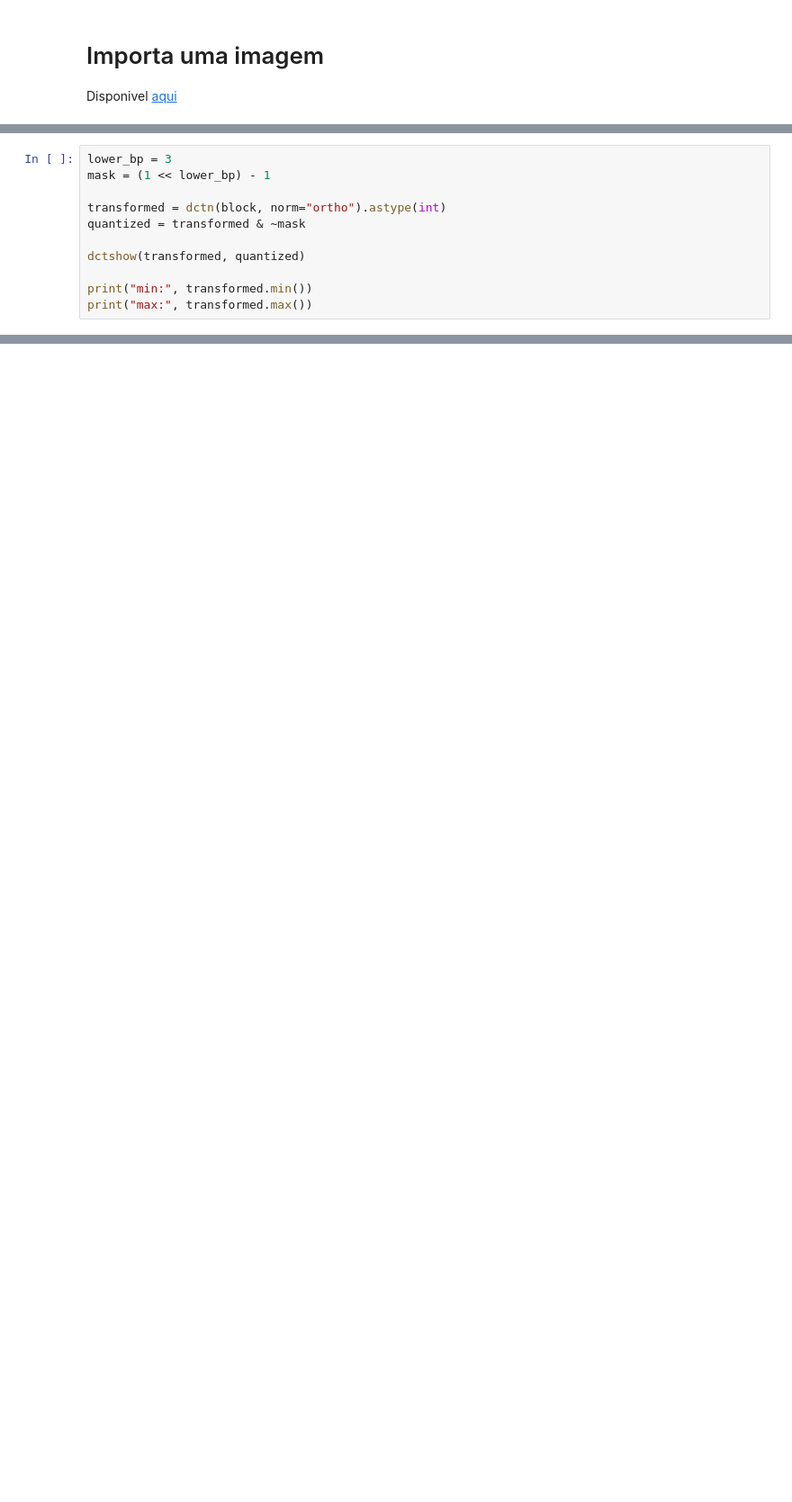
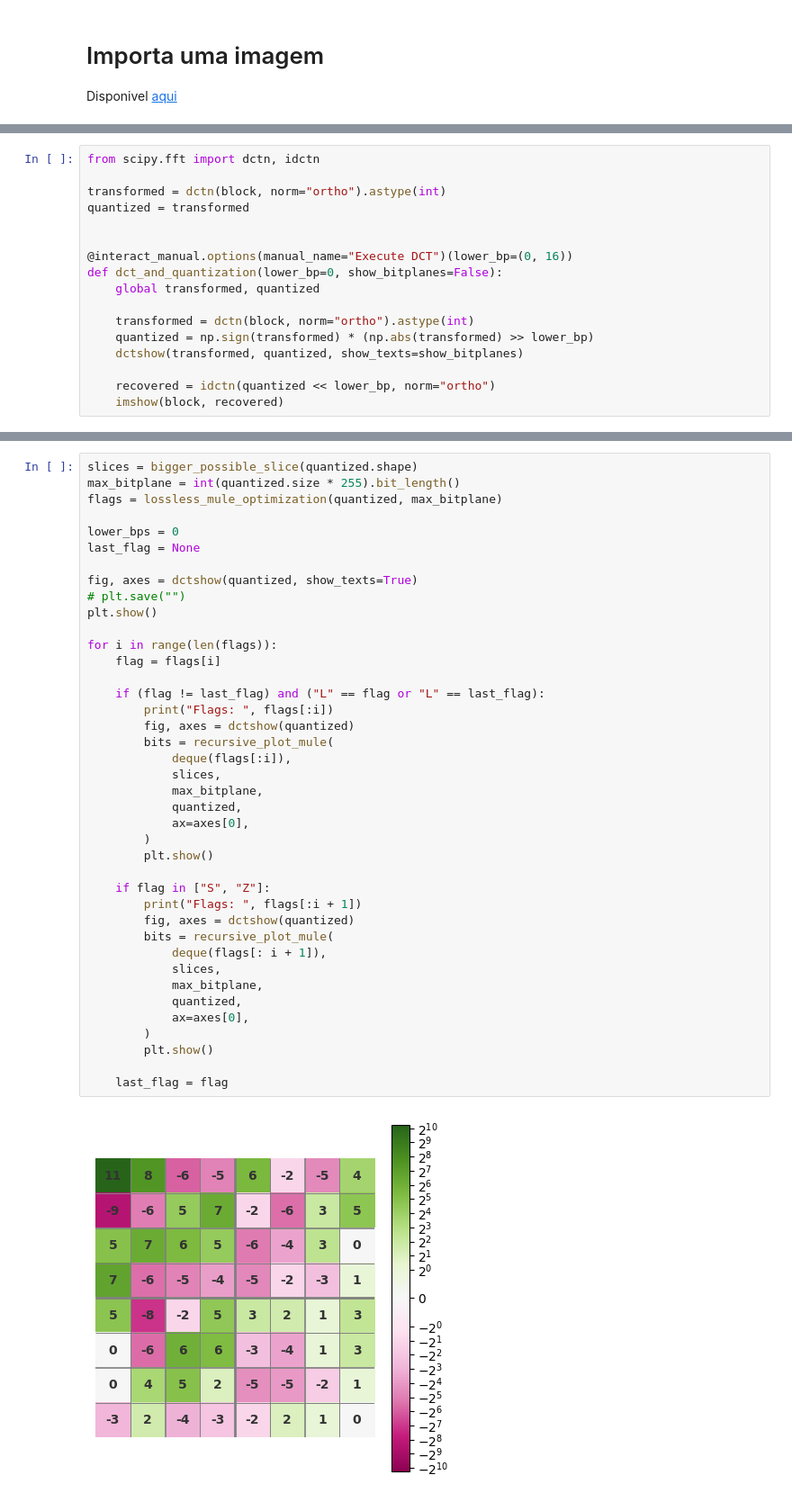
Before and after one commit to andrefpf/pig, a Jupyter notebook: demos/mule_visualization.ipynb, the cells around one changed output, grey strips where cells are left out. Shown at 90% size. Cells and saved outputs as stored; diff of their text form; blank space fills up the shorter version.

Commit message:
Add mule example

```diff
--- a/demos/mule_visualization.ipynb
+++ b/demos/mule_visualization.ipynb
@@ -115,12 +141,18 @@ axes[1].add_patch(rect)
 # %%
-lower_bp = 3
-mask = (1 << lower_bp) - 1
+from scipy.fft import dctn, idctn
 
 transformed = dctn(block, norm="ortho").astype(int)
-quantized = transformed & ~mask
+quantized = transformed
 
-dctshow(transformed, quantized)
 
-print("min:", transformed.min())
-print("max:", transformed.max())
+@interact_manual.options(manual_name="Execute DCT")(lower_bp=(0, 16))
+def dct_and_quantization(lower_bp=0, show_bitplanes=False):
+    global transformed, quantized
+
+    transformed = dctn(block, norm="ortho").astype(int)
+    quantized = np.sign(transformed) * (np.abs(transformed) >> lower_bp)
+    dctshow(transformed, quantized, show_texts=show_bitplanes)
+
+    recovered = idctn(quantized << lower_bp, norm="ortho")
+    imshow(block, recovered)
 # %% [output]
@@ -274,0 +368,42 @@ plot_mule("LLLLLLSSSLLLLLLSLLLLLSZLLLLLLLSSZZZLLLLLL", transformed)
+# %%
+slices = bigger_possible_slice(quantized.shape)
+max_bitplane = int(quantized.size * 255).bit_length()
+flags = lossless_mule_optimization(quantized, max_bitplane)
+
+lower_bps = 0
+last_flag = None
+
+fig, axes = dctshow(quantized, show_texts=True)
+# plt.save("")
+plt.show()
+
+for i in range(len(flags)):
+    flag = flags[i]
+
+    if (flag != last_flag) and ("L" == flag or "L" == last_flag):
+        print("Flags: ", flags[:i])
+        fig, axes = dctshow(quantized)
+        bits = recursive_plot_mule(
+            deque(flags[:i]),
+            slices,
+            max_bitplane,
+            quantized,
+            ax=axes[0],
+        )
+        plt.show()
+
+    if flag in ["S", "Z"]:
+        print("Flags: ", flags[:i + 1])
+        fig, axes = dctshow(quantized)
+        bits = recursive_plot_mule(
+            deque(flags[: i + 1]),
+            slices,
+            max_bitplane,
+            quantized,
+            ax=axes[0],
+        )
+        plt.show()
+
+    last_flag = flag
+# %% [output]
+[figure, added]
```
Also changed, not shown: parts of 18 cells of this notebook, 1 other file.
